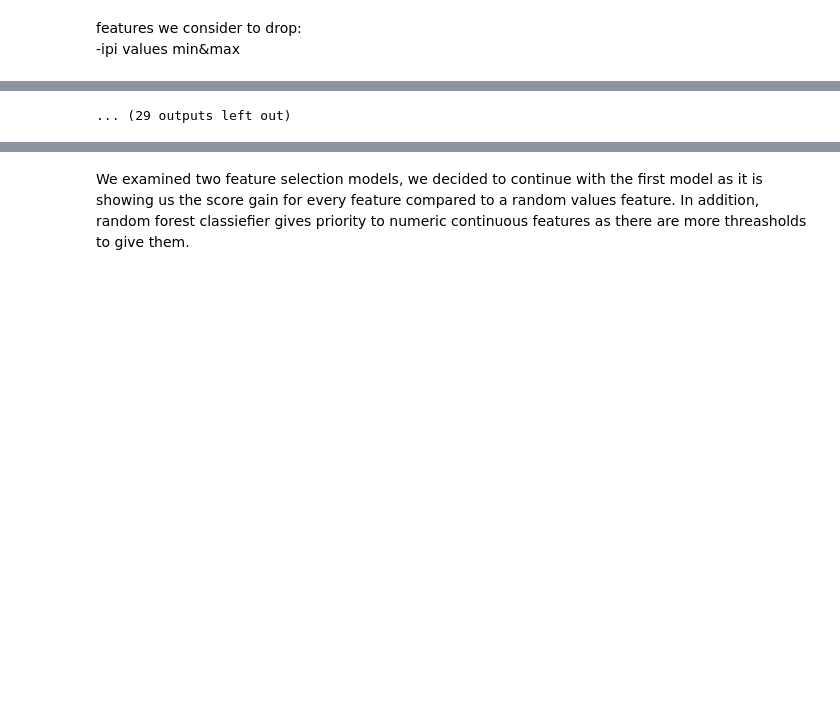
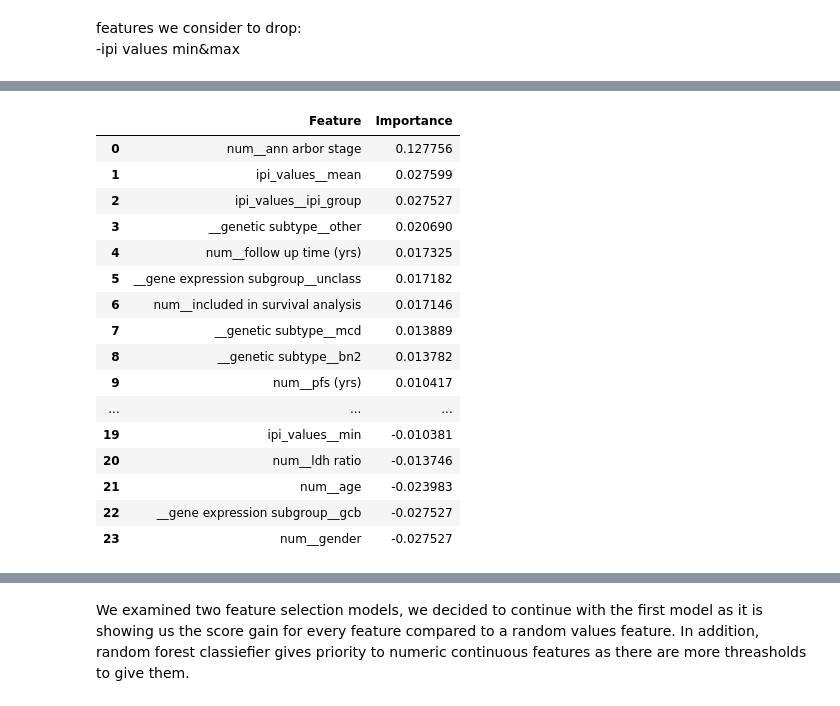
Before and after one commit to tamarshnirer/Anomality_Detection_in_Lymphoma_Patients, a Jupyter notebook: Untitled.ipynb, the cells around one changed output, grey strips where cells are left out. Cells and saved outputs as stored; diff of their text form; code cells hidden in the pictures; blank space fills up the shorter version.

```diff
--- a/Untitled.ipynb
+++ b/Untitled.ipynb
@@ -688,7 +695,7 @@ Deprecated in NumPy 1.20; for more details and guidance: https://numpy.org/devdo
 features we consider to drop: <br/>
 -ipi values min&max
 # %%
-perm_imp = rfpimp.cv_importances(X_train = X_train_labeled, y_train = y_train_labeled, k=3, model=XGBClassifier(n_jobs=-1))
+perm_imp = rfpimp.cv_importances(X_train = X_train_labeled, y_train = y_train_labeled, k=3, model=XGBClassifier(eval_metric='auc', use_label_encoder=False, n_jobs=-1))
 perm_imp_df = perm_imp.reset_index().copy()
 perm_imp_df
 # %% [output]
@@ -721,4 +702,20 @@ perm_imp_df
-... (29 outputs left out)
+|  | Feature | Importance |
+| 0 | num__ann arbor stage | 0.127756 |
+| 1 | ipi_values__mean | 0.027599 |
+| 2 | ipi_values__ipi_group | 0.027527 |
+| 3 | __genetic subtype__other | 0.020690 |
+| 4 | num__follow up time (yrs) | 0.017325 |
+| 5 | __gene expression subgroup__unclass | 0.017182 |
+| 6 | num__included in survival analysis | 0.017146 |
+| 7 | __genetic subtype__mcd | 0.013889 |
+| 8 | __genetic subtype__bn2 | 0.013782 |
+| 9 | num__pfs (yrs) | 0.010417 |
+| ... | ... | ... |
+| 19 | ipi_values__min | -0.010381 |
+| 20 | num__ldh ratio | -0.013746 |
+| 21 | num__age | -0.023983 |
+| 22 | __gene expression subgroup__gcb | -0.027527 |
+| 23 | num__gender | -0.027527 |
 # %%
 plt.figure(figsize=(10, 10))
 sns.barplot(x="Importance",y="Feature",data=perm_imp_df[perm_imp_df.Importance>0.0005])
```
Also changed, not shown: parts of 14 cells of this notebook.
